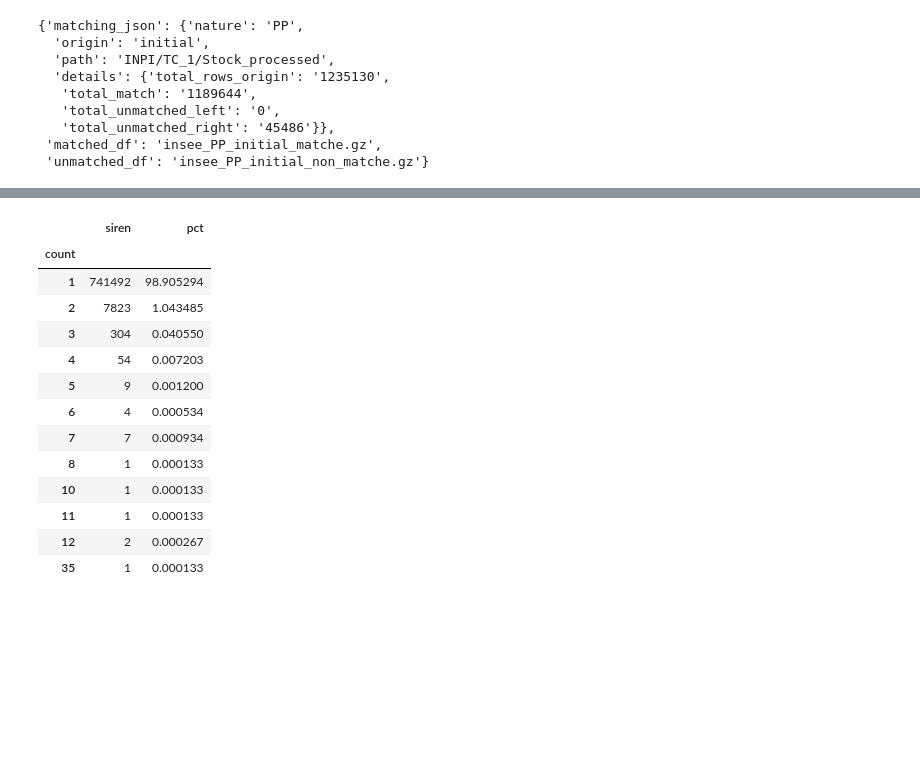
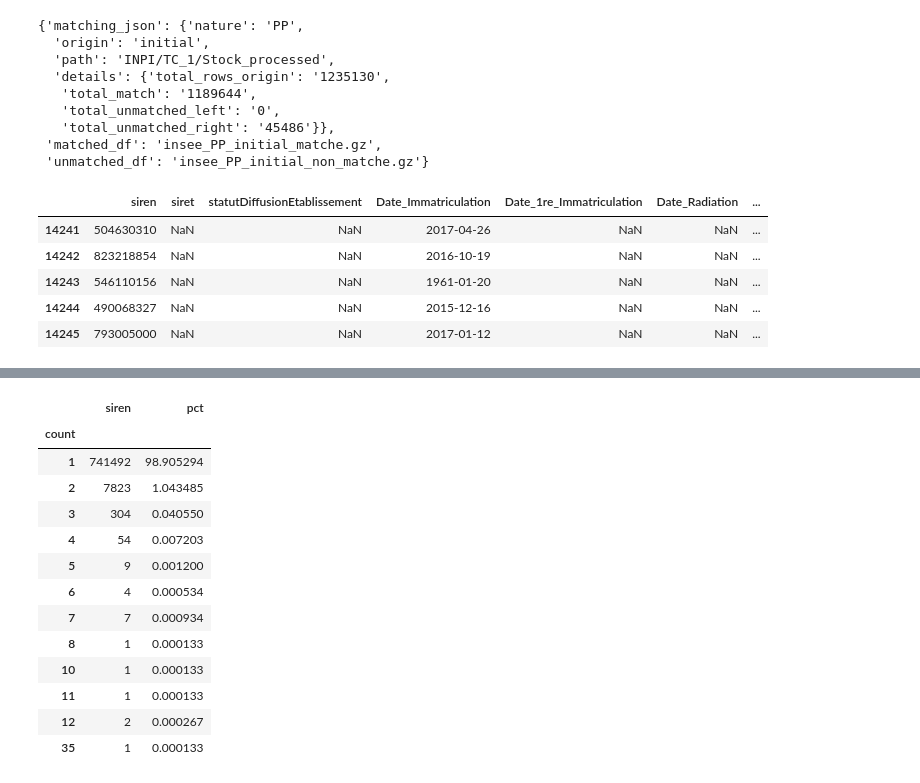
Before and after one commit to thomaspernet/InseeInpi_matching, a Jupyter notebook: Notebooks_matching/PP.ipynb, the cells around one changed output, grey strips where cells are left out. Cells and saved outputs as stored; diff of their text form; code cells hidden in the pictures; blank space fills up the shorter version.

```diff
--- a/Notebooks_matching/PP.ipynb
+++ b/Notebooks_matching/PP.ipynb
@@ -290,6 +304,17 @@ match_dict
    'total_unmatched_right': '45486'}},
  'matched_df': 'insee_PP_initial_matche.gz',
  'unmatched_df': 'insee_PP_initial_non_matche.gz'}
+# %%
+unmerged = data_merged.loc[lambda x: x['_merge'].isin(['right_only'])]
+merged = data_merged.loc[lambda x: x['_merge'].isin(['both'])]
+unmerged.head()
+# %% [output]
+|  | siren | siret | statutDiffusionEtablissement | Date_Immatriculation | Date_1re_Immatriculation | Date_Radiation | ... |
+| 14241 | 504630310 | NaN | NaN | 2017-04-26 | NaN | NaN | ... |
+| 14242 | 823218854 | NaN | NaN | 2016-10-19 | NaN | NaN | ... |
+| 14243 | 546110156 | NaN | NaN | 1961-01-20 | NaN | NaN | ... |
+| 14244 | 490068327 | NaN | NaN | 2015-12-16 | NaN | NaN | ... |
+| 14245 | 793005000 | NaN | NaN | 2017-01-12 | NaN | NaN | ... |
 # %%
 # IN PROGRESS
 # Describe results & check
```
Also changed, not shown: parts of 32 cells of this notebook.
